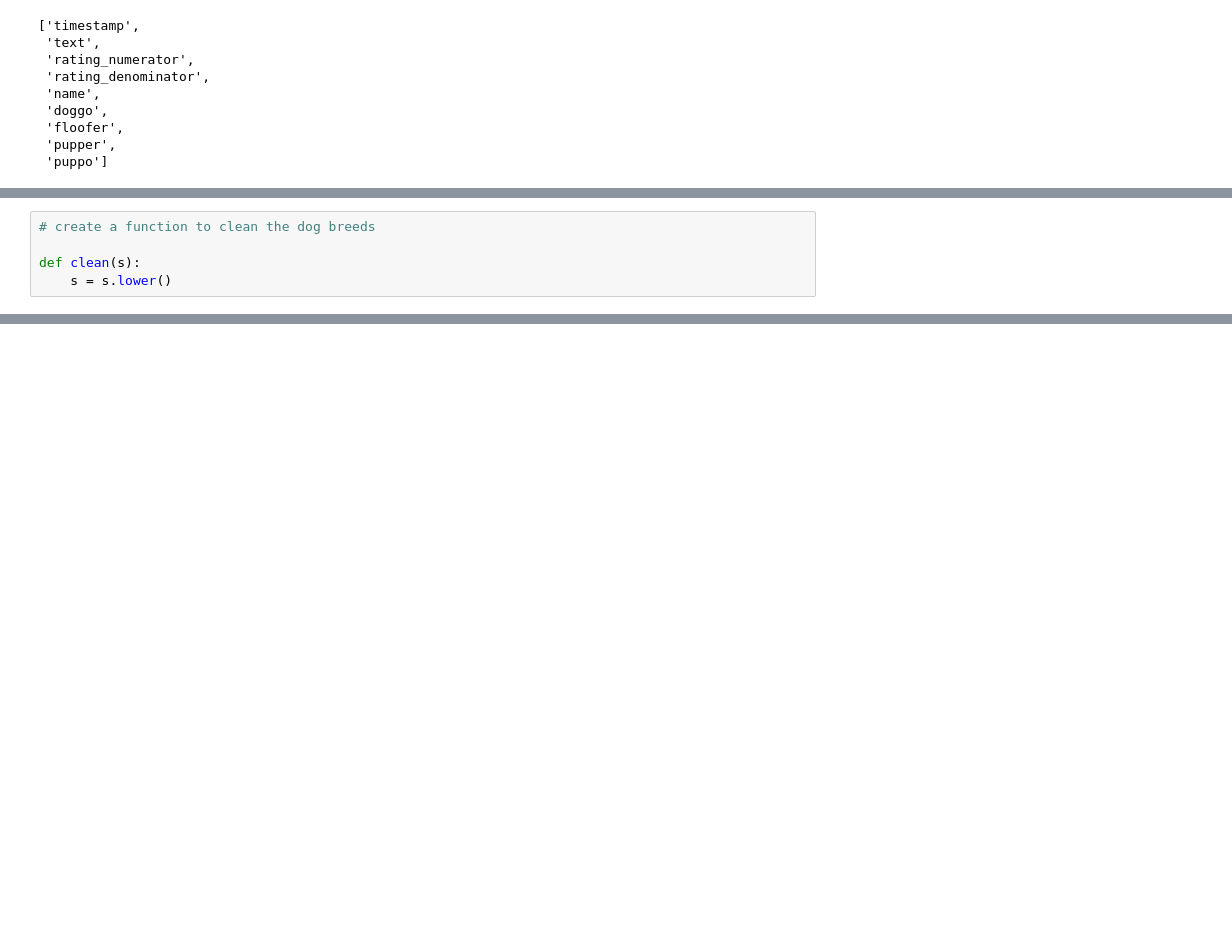
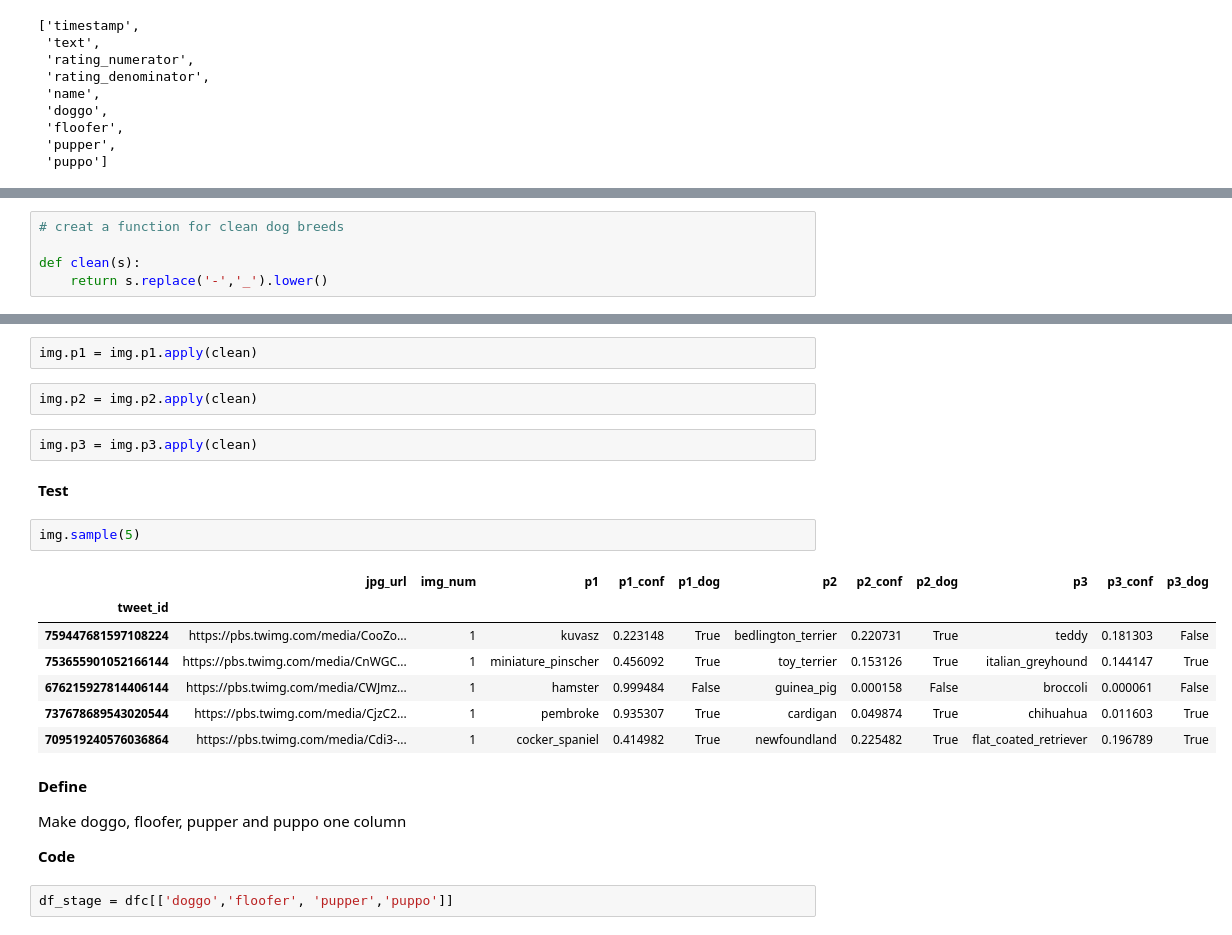
Before and after one commit to jgu1989/UdacityDataAnalystNanodegree, a Jupyter notebook: 4_Wrangle_Analyze/wrangle_act.ipynb, the cells around one changed output, grey strips where cells are left out. Saved outputs shown, nothing was run; the diff lists cells and outputs as text; blank space fills up the shorter version.

Commit message:
Make new column 'stage'

```diff
--- a/4_Wrangle_Analyze/wrangle_act.ipynb
+++ b/4_Wrangle_Analyze/wrangle_act.ipynb
@@ -529,7 +531,7 @@ Make values p1, p2, p3 in image prediction dataset consistent by converting them
 
 **Code**
 # %%
-# create a function to clean the dog breeds
+# creat a function for clean dog breeds
 
 def clean(s):
-    s = s.lower()
+    return s.replace('-','_').lower()
@@ -555,0 +538,26 @@ def clean(s):
+# %%
+img.p1 = img.p1.apply(clean)
+# %%
+img.p2 = img.p2.apply(clean)
+# %%
+img.p3 = img.p3.apply(clean)
+# %% [markdown]
+**Test**
+# %%
+img.sample(5)
+# %% [output]
+|  | jpg_url | img_num | p1 | p1_conf | p1_dog | p2 | p2_conf | p2_dog | p3 | p3_conf | p3_dog |
+| tweet_id |  |  |  |  |  |  |  |  |  |  |  |
+| 759447681597108224 | https://pbs.twimg.com/media/CooZo... | 1 | kuvasz | 0.223148 | True | bedlington_terrier | 0.220731 | True | teddy | 0.181303 | False |
+| 753655901052166144 | https://pbs.twimg.com/media/CnWGC... | 1 | miniature_pinscher | 0.456092 | True | toy_terrier | 0.153126 | True | italian_greyhound | 0.144147 | True |
+| 676215927814406144 | https://pbs.twimg.com/media/CWJmz... | 1 | hamster | 0.999484 | False | guinea_pig | 0.000158 | False | broccoli | 0.000061 | False |
+| 737678689543020544 | https://pbs.twimg.com/media/CjzC2... | 1 | pembroke | 0.935307 | True | cardigan | 0.049874 | True | chihuahua | 0.011603 | True |
+| 709519240576036864 | https://pbs.twimg.com/media/Cdi3-... | 1 | cocker_spaniel | 0.414982 | True | newfoundland | 0.225482 | True | flat_coated_retriever | 0.196789 | True |
+# %% [markdown]
+**Define**
+
+Make doggo, floofer, pupper and puppo one column
+
+**Code**
+# %%
+df_stage = dfc[['doggo','floofer', 'pupper','puppo']]
```
Also changed, not shown: parts of 10 cells of this notebook.
